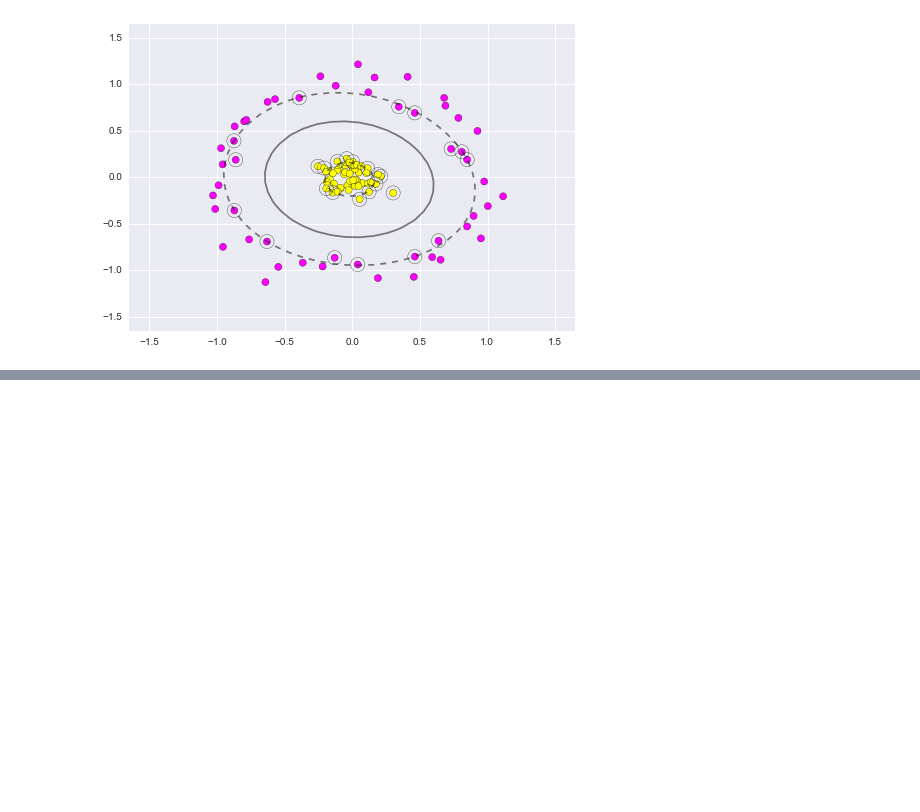
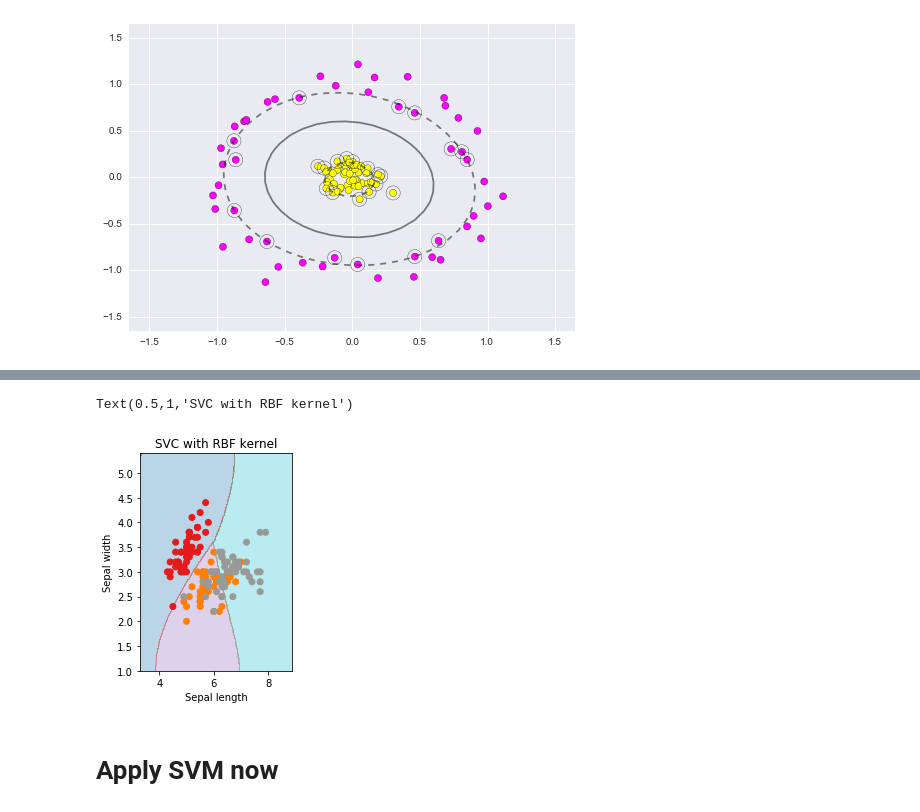
Before and after one commit to biswagsingh/skleardemo, a Jupyter notebook: 03.1-Classification-SVMs.ipynb, the cells around one changed output, grey strips where cells are left out. Drawn from its saved outputs; the diff is of its cells as text; code cells hidden in the pictures; blank space fills up the shorter version.

```diff
--- a/03.1-Classification-SVMs.ipynb
+++ b/03.1-Classification-SVMs.ipynb
@@ -189,0 +225,20 @@ We'll leave SVMs for the time being and take a look at another classification al
+# %%
+# Create the SVC model object
+C = 1.0 # SVM regularization parameter
+svc = svm.SVC(kernel='rbf', C=C, decision_function_shape='ovr').fit(X, y)
+
+Z = svc.predict(X_plot)
+Z = Z.reshape(xx.shape)
+# %%
+plt.subplot(122)
+plt.contourf(xx, yy, Z, cmap=plt.cm.tab10, alpha=0.3)
+plt.scatter(X[:, 0], X[:, 1], c=y, cmap=plt.cm.Set1)
+plt.xlabel('Sepal length')
+plt.ylabel('Sepal width')
+plt.xlim(xx.min(), xx.max())
+plt.title('SVC with RBF kernel')
+# %% [output]
+Text(0.5,1,'SVC with RBF kernel')
+[figure, added]
+# %% [markdown]
+# Apply SVM now
```
Also changed, not shown: parts of 11 cells of this notebook, 1 other file.
